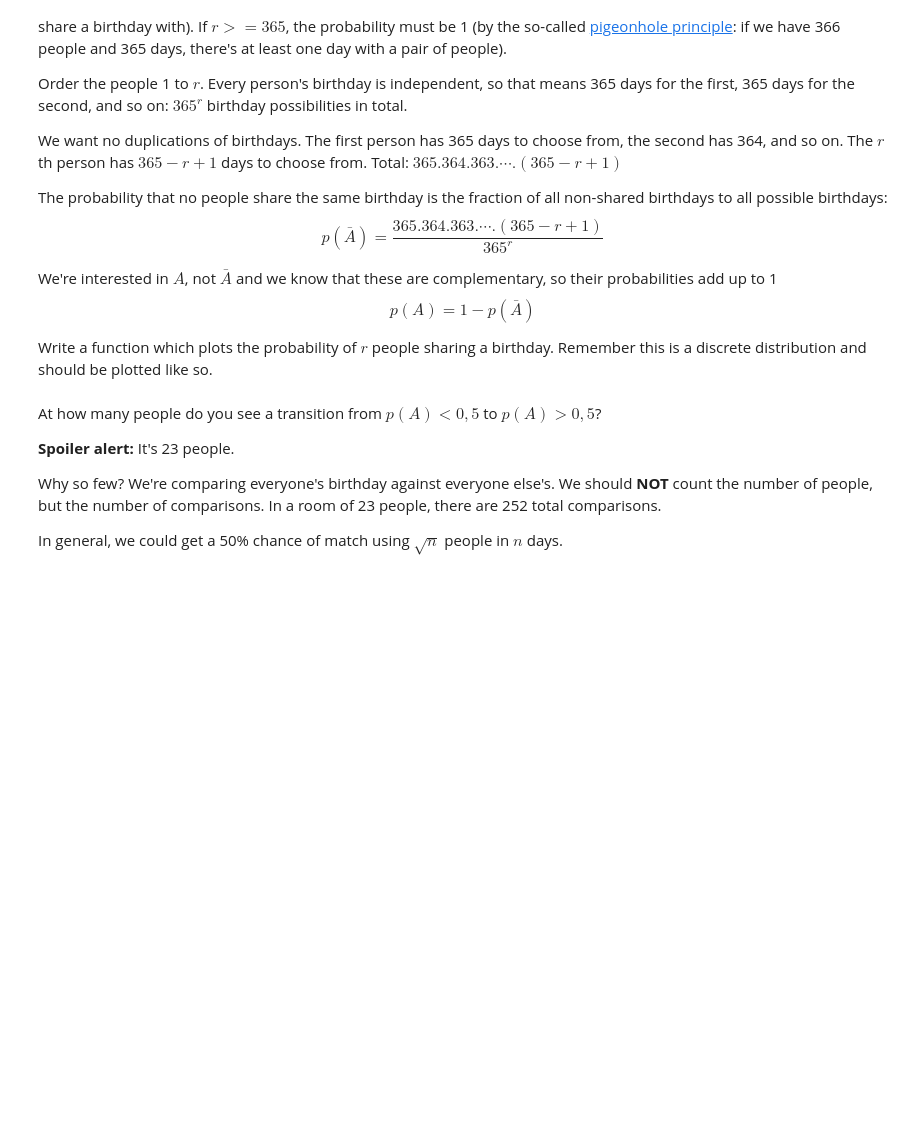
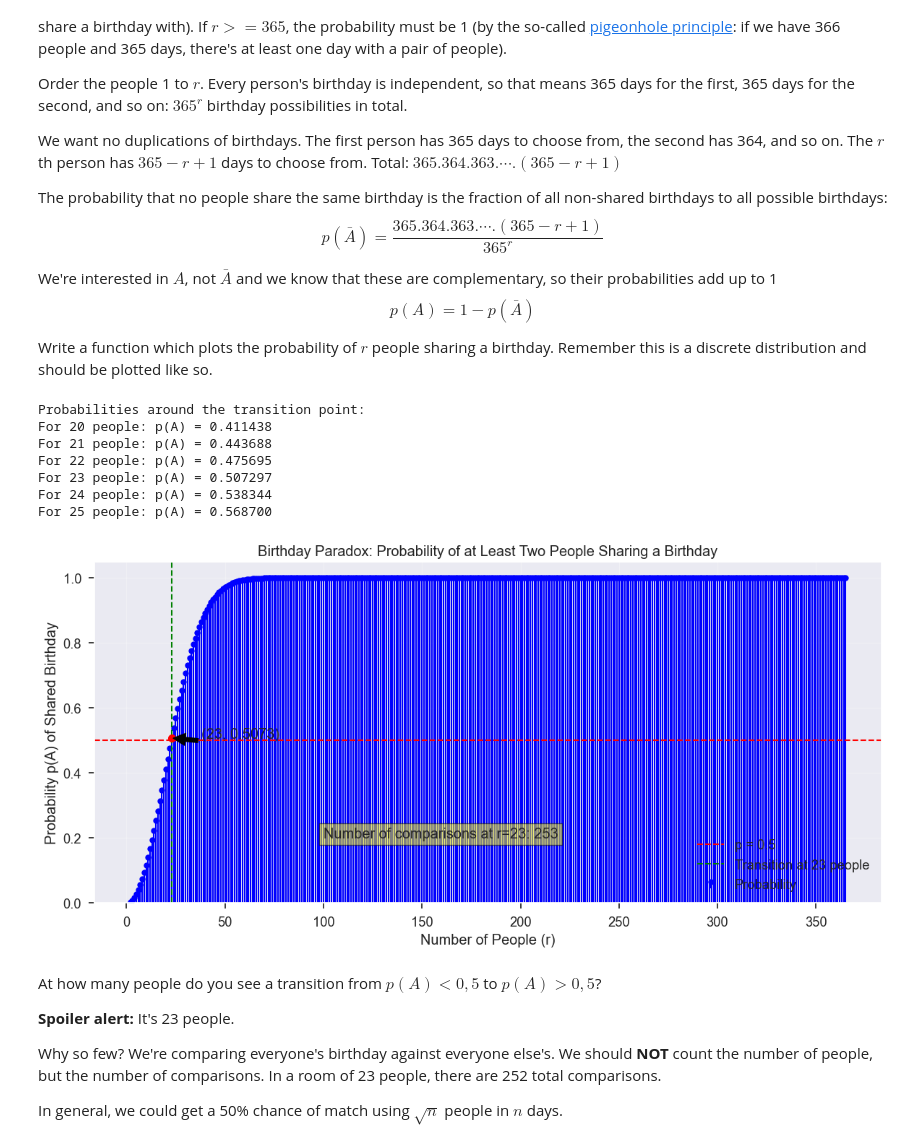
Before and after one commit to Araychev/UPSKILL-AI-and-Machine-Learning---2025, a Jupyter notebook: Math Concepts for Developers - март 2025/Exercise_Probability_and_Combinatorics/Probability and Combinatorics Exercise.ipynb, the cells around one changed output. Cells and saved outputs as stored; diff of their text form; code cells hidden in the pictures; blank space fills up the shorter version.

```diff
--- a/Math Concepts for Developers - март 2025/Exercise_Probability_and_Combinatorics/Probability and Combinatorics Exercise.ipynb
+++ b/Math Concepts for Developers - март 2025/Exercise_Probability_and_Combinatorics/Probability and Combinatorics Exercise.ipynb
@@ -706,3 +695,83 @@ probabilities = [calculate_birthday_probability(r) for r in np.arange(2, 366)]
+# %%
+def calculate_birthday_probability(r):
+    """
+    Returns the probability of r people sharing the same birthday. A year is
+    supposed to have 365 days
+    """
+    if r > 365:
+        return 1.0
+
+    # Calculate probability that no one shares a birthday
+    # First person can choose any day, second person any day except first person's day, etc.
+    p_no_shared = 1.0
+    for i in range(r):
+        p_no_shared *= (365 - i) / 365
+
+    # The probability that at least 2 people share a birthday is the complement
+    return 1 - p_no_shared
+
+# Calculate probabilities for different numbers of people
+r_values = np.arange(2, 366)
+
+probabilities = [calculate_birthday_probability(r) for r in r_values]
+# Find where probability exceeds 0.5
+transition_point = next((r for r, p in zip(r_values, probabilities) if p > 0.5), None)
+
+# Create the plot
+plt.figure(figsize=(12, 6))
+
+# Plot the discrete probability distribution
+plt.stem(r_values, probabilities, linefmt='b-', markerfmt='bo', basefmt=' ', label='Probability')
+
+# Highlight the probability = 0.5 line
+plt.axhline(y=0.5, color='r', linestyle='--', label='p = 0.5')
+
+# Highlight the transition point
+if transition_point:
+    plt.axvline(x=transition_point, color='g', linestyle='--',
+                label=f'Transition at {transition_point} people')
+
+    # Add a point at the transition
+    transition_prob = calculate_birthday_probability(transition_point)
+    plt.plot([transition_point], [transition_prob], 'ro', markersize=8)
+
+    # Add annotation for the transition point
+    plt.annotate(f'({transition_point}, {transition_prob:.4f})',
+                 xy=(transition_point, transition_prob),
+                 xytext=(transition_point + 15, transition_prob),
+                 arrowprops=dict(facecolor='black', shrink=0.05))
+
+# Calculate and display the number of comparisons at transition point
+if transition_point:
+    comparisons = (transition_point * (transition_point - 1)) // 2
+    plt.text(100, 0.2, f'Number of comparisons at r={transition_point}: {comparisons}',
+             bbox=dict(facecolor='yellow', alpha=0.5))
+
+# Add more details for clarity
+plt.xlabel('Number of People (r)')
+plt.ylabel('Probability p(A) of Shared Birthday')
+plt.title('Birthday Paradox: Probability of at Least Two People Sharing a Birthday')
+plt.grid(True, alpha=0.3)
+plt.legend()
+plt.ylim(0, 1.05)
+
+# Print the probabilities around the transition point
+print("Probabilities around the transition point:")
+for r in range(20, 26):
+    prob = calculate_birthday_probability(r)
+    print(f"For {r} people: p(A) = {prob:.6f}")
+
+plt.tight_layout()
+plt.show()
+# %% [output]
+Probabilities around the transition point:
+For 20 people: p(A) = 0.411438
+For 21 people: p(A) = 0.443688
+For 22 people: p(A) = 0.475695
+For 23 people: p(A) = 0.507297
+For 24 people: p(A) = 0.538344
+For 25 people: p(A) = 0.568700
+[figure, added]
 # %% [markdown]
 At how many people do you see a transition from $p(A) < 0,5$ to $p(A) > 0,5$?
 
```
Also changed, not shown: parts of 1 cell of this notebook.
